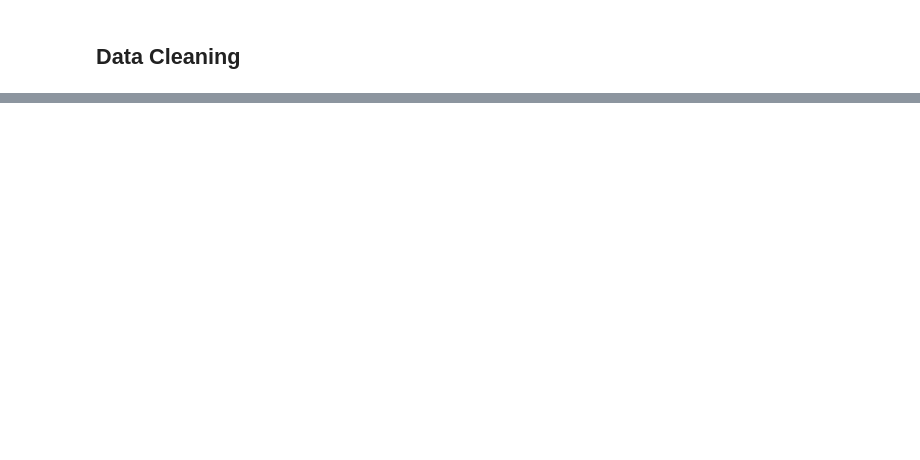
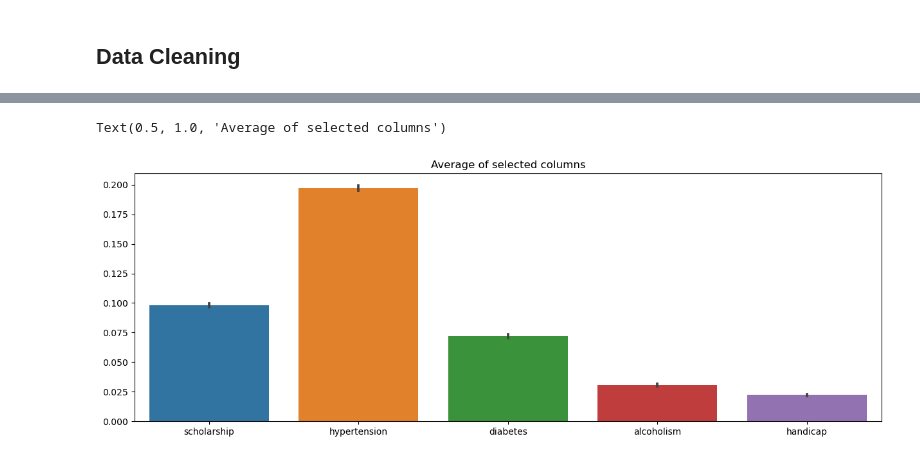
Before and after one commit to a-alejo/Hospital-No-Show, a Jupyter notebook: Hospital_No_Show_Analysis.ipynb, the cells around one changed output, grey strips where cells are left out. Drawn from its saved outputs; the diff is of its cells as text; code cells hidden in the pictures; blank space fills up the shorter version.

```diff
--- a/Hospital_No_Show_Analysis.ipynb
+++ b/Hospital_No_Show_Analysis.ipynb
@@ -88,3 +116,20 @@ df.groupby(by='Neighbourhood').sum(numeric_only=True)
 | UNIVERSITÁRIO | 2.061027e+16 | 864181222 | 6390 | 5 | 41 | 17 | 2 | 3 | ... |
 | VILA RUBIM | 1.466272e+17 | 4818105212 | 37796 | 75 | 233 | 90 | 17 | 42 | ... |
 81 rows × 9 columns
+# %%
+# Load visualization libraries
+import seaborn as sns
+import matplotlib as plt
+import matplotlib.pyplot as plt
+
+
+# Set the width and height of the figure
+plt.figure(figsize=(15,5))
+
+chart = ['scholarship','hypertension','diabetes','alcoholism','handicap']
+
+sns.barplot(data=df[chart])
+plt.title('Average of selected columns')
+# %% [output]
+Text(0.5, 1.0, 'Average of selected columns')
+[figure, added]
```
Also changed, not shown: parts of 7 cells of this notebook.
